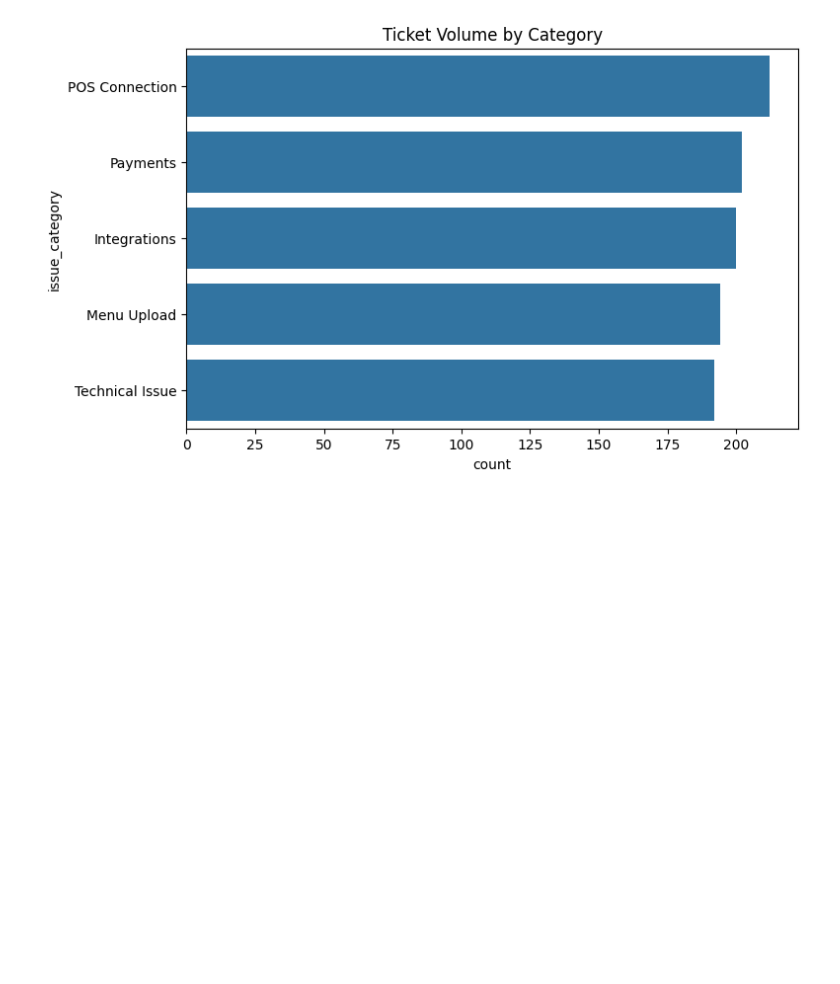
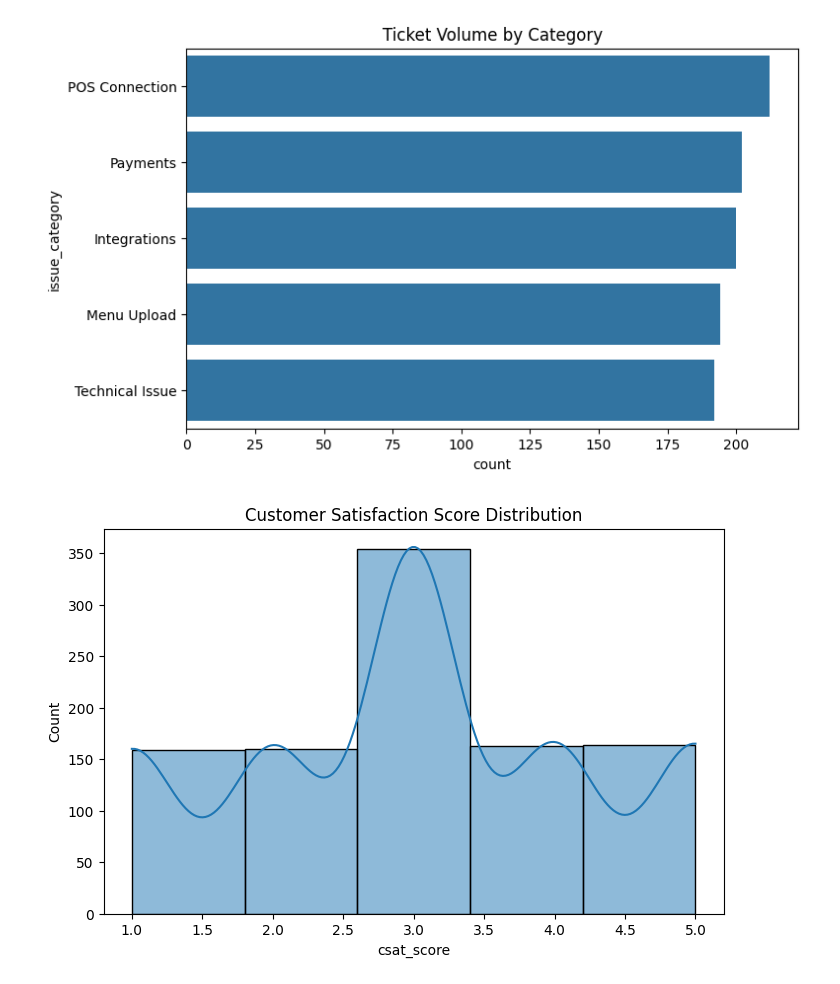
Before and after one commit to Rassoh/hospo-support-tickets, a Jupyter notebook: notebooks/data_cleaning_and_eda.ipynb, the cells around one changed output. Saved outputs shown, nothing was run; the diff lists cells and outputs as text; code cells hidden in the pictures; blank space fills up the shorter version.

```diff
--- a/notebooks/data_cleaning_and_eda.ipynb
+++ b/notebooks/data_cleaning_and_eda.ipynb
@@ -106,3 +110,12 @@ plt.title("Ticket Volume by Category")
 plt.show()
 # %% [output]
 [figure]
+# %%
+#Customer Satisfaction Score (CSAT) Distribution
+
+plt.figure(figsize=(8,5))
+sns.histplot(df['csat_score'], bins=5, kde=True)
+plt.title("Customer Satisfaction Score Distribution")
+plt.show()
+# %% [output]
+[figure, added]
```
Also changed, not shown: parts of 5 cells of this notebook.
